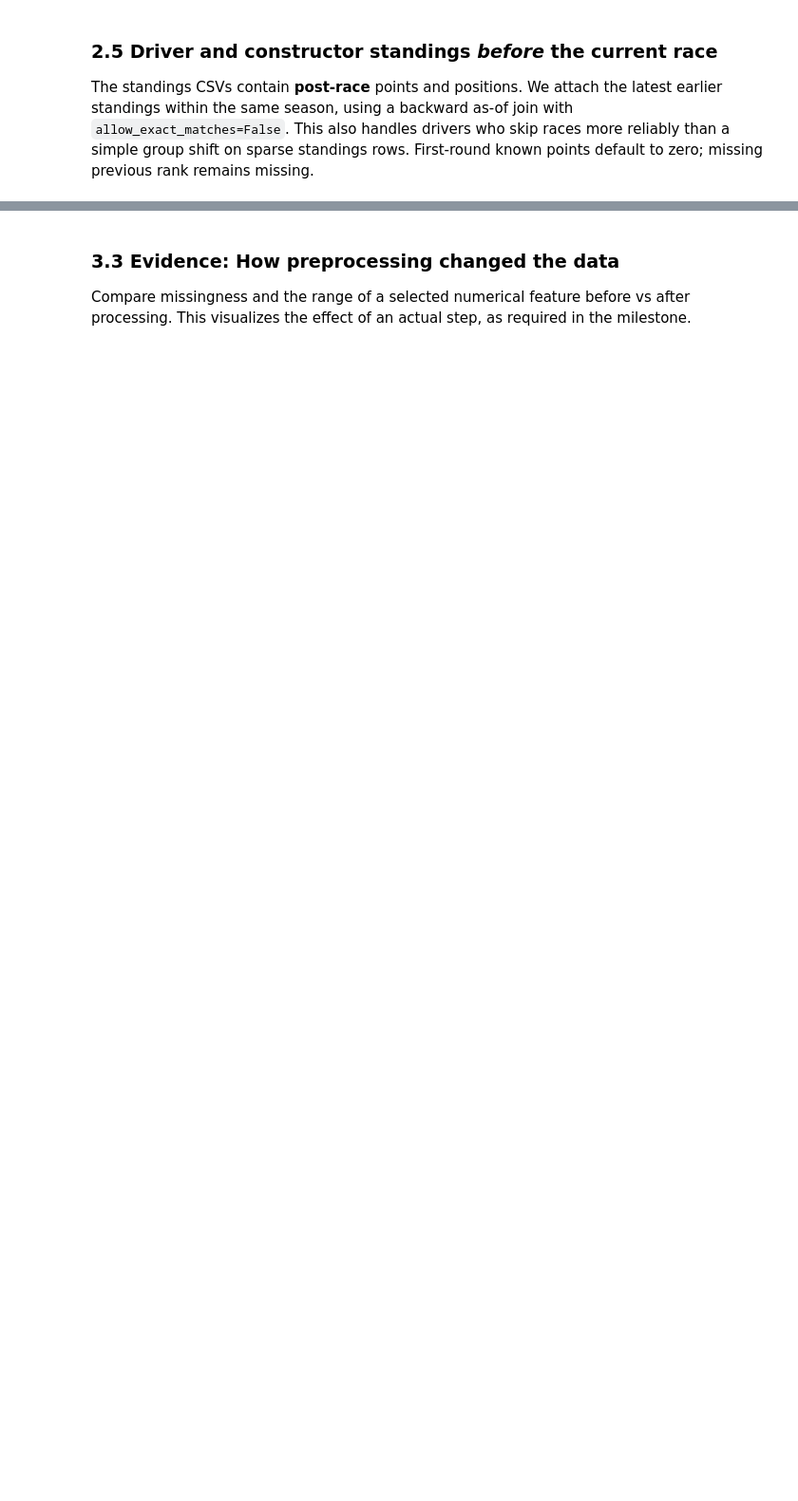
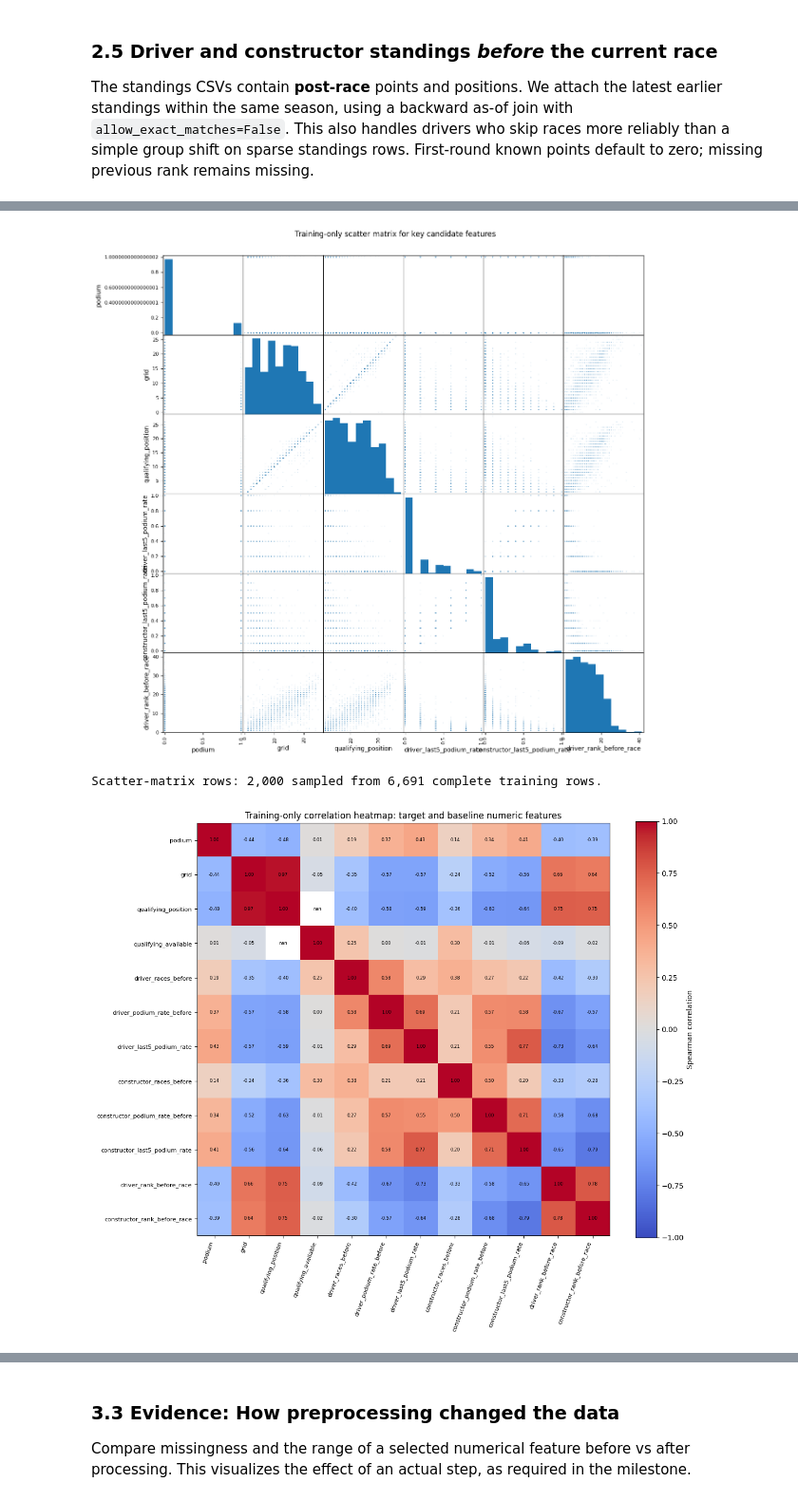
Before and after one commit to BaheyH/ML_F1_ACL2, a Jupyter notebook: Notebooks/F1_Combined_Members_1_to_4.ipynb, the cells around one changed output, grey strips where cells are left out. Shown at 95% size. Cells and saved outputs as stored; diff of their text form; code cells hidden in the pictures; blank space fills up the shorter version.

Commit message:
data processing

```diff
--- a/Notebooks/F1_Combined_Members_1_to_4.ipynb
+++ b/Notebooks/F1_Combined_Members_1_to_4.ipynb
@@ -1377,7 +1489,7 @@ Train on seasons through **2019**, validate on **2020–2021**, and reserve **20
 # %%
-# TEMPORARY: Confirm year boundaries when Member 2 finishes era/coverage EDA.
-train_df = feature_df.loc[feature_df["year"] <= 2019].copy()
-val_df = feature_df.loc[feature_df["year"].between(2020, 2021)].copy()
+# Fixed chronological boundary: decide it before modeling and do not change it using test results.
+train_df = feature_df.loc[feature_df["year"] <= 2017].copy()
+val_df = feature_df.loc[feature_df["year"].between(2018, 2021)].copy()
 test_df = feature_df.loc[feature_df["year"] >= 2022].copy()
 assert all(len(d) > 0 for d in [train_df, val_df, test_df]), "One temporal split is empty. Check data coverage."
 assert set(train_df["raceId"]).isdisjoint(set(val_df["raceId"]))
@@ -1398,0 +1520,60 @@ display(split_summary)
+# %%
+from pandas.plotting import scatter_matrix
+
+# A compact matrix is readable; identifiers and binary grid flags are intentionally omitted.
+scatter_cols = [
+    "podium", "grid", "qualifying_position",
+    "driver_last5_podium_rate", "constructor_last5_podium_rate",
+    "driver_rank_before_race",
+]
+scatter_source = train_df[scatter_cols].dropna().copy()
+assert not scatter_source.empty, "No complete training rows are available for the scatter matrix."
+scatter_sample = scatter_source.sample(n=min(2_000, len(scatter_source)), random_state=42)
+scatter_matrix(scatter_sample, figsize=(14, 14), alpha=0.15, diagonal="hist", marker=".", s=8)
+plt.suptitle("Training-only scatter matrix for key candidate features", y=0.92)
+plt.show()
+print(f"Scatter-matrix rows: {len(scatter_sample):,} sampled from {len(scatter_source):,} complete training rows.")
+
+# Spearman correlation is appropriate for ranks, rates, and monotonic relationships.
+correlation_cols = ["podium"] + numeric_features
+spearman_corr = train_df[correlation_cols].corr(method="spearman")
+fig, ax = plt.subplots(figsize=(12, 10))
+image = ax.imshow(spearman_corr, vmin=-1, vmax=1, cmap="coolwarm")
+ax.set_xticks(np.arange(len(correlation_cols)), correlation_cols, rotation=70, ha="right", fontsize=8)
+ax.set_yticks(np.arange(len(correlation_cols)), correlation_cols, fontsize=8)
+for row in range(len(correlation_cols)):
+    for col in range(len(correlation_cols)):
+        ax.text(col, row, f"{spearman_corr.iloc[row, col]:.2f}", ha="center", va="center", fontsize=6)
+fig.colorbar(image, ax=ax, label="Spearman correlation")
+ax.set_title("Training-only correlation heatmap: target and baseline numeric features")
+plt.tight_layout()
+plt.show()
+
+# Descriptive podium rates by interpretable pre-race buckets, with group sizes visible.
+plot_specs = [
+    ("grid", [-0.5, 0.5, 2.5, 5.5, 10.5, np.inf], ["0 / pit lane", "1-2", "3-5", "6-10", "11+"], "Actual grid"),
+    ("qualifying_position", [0.5, 2.5, 5.5, 10.5, np.inf], ["1-2", "3-5", "6-10", "11+"], "Qualifying position"),
+    ("driver_last5_podium_rate", [-0.001, 0.0, 0.2, 0.4, 0.6, 0.8, 1.0], ["0", "0-.2", ".2-.4", ".4-.6", ".6-.8", ".8-1"], "Driver last-5 podium rate"),
+    ("constructor_last5_podium_rate", [-0.001, 0.0, 0.2, 0.4, 0.6, 0.8, 1.0], ["0", "0-.2", ".2-.4", ".4-.6", ".6-.8", ".8-1"], "Constructor last-5 podium rate"),
+]
+fig, axes = plt.subplots(2, 2, figsize=(14, 9))
+for ax, (feature, bins, labels, title) in zip(axes.ravel(), plot_specs):
+    plot_data = train_df[[feature, "podium"]].dropna().copy()
+    plot_data["bucket"] = pd.cut(plot_data[feature], bins=bins, labels=labels, include_lowest=True)
+    summary = plot_data.groupby("bucket", observed=False)["podium"].agg(["mean", "size"])
+    positions = np.arange(len(summary))
+    ax.bar(positions, summary["mean"], color="#c8102e")
+    ax.set_xticks(positions, summary.index.astype(str), rotation=30, ha="right")
+    ax.set_ylim(0, min(1, max(0.15, summary["mean"].max() * 1.2)))
+    ax.yaxis.set_major_formatter(plt.matplotlib.ticker.PercentFormatter(1))
+    ax.set_title(title)
+    ax.set_ylabel("Podium rate")
+    for pos, (_, row) in enumerate(summary.iterrows()):
+        ax.text(pos, row["mean"] + 0.01, f"n={int(row['size'])}", ha="center", fontsize=8)
+fig.suptitle("Training-only descriptive podium rates by pre-race feature bucket", y=1.02)
+plt.tight_layout()
+plt.show()
+# %% [output]
+[figure, added]
+Scatter-matrix rows: 2,000 sampled from 6,691 complete training rows.
+[figure, added]
```
Also changed, not shown: parts of 31 cells of this notebook, 1 other file.
